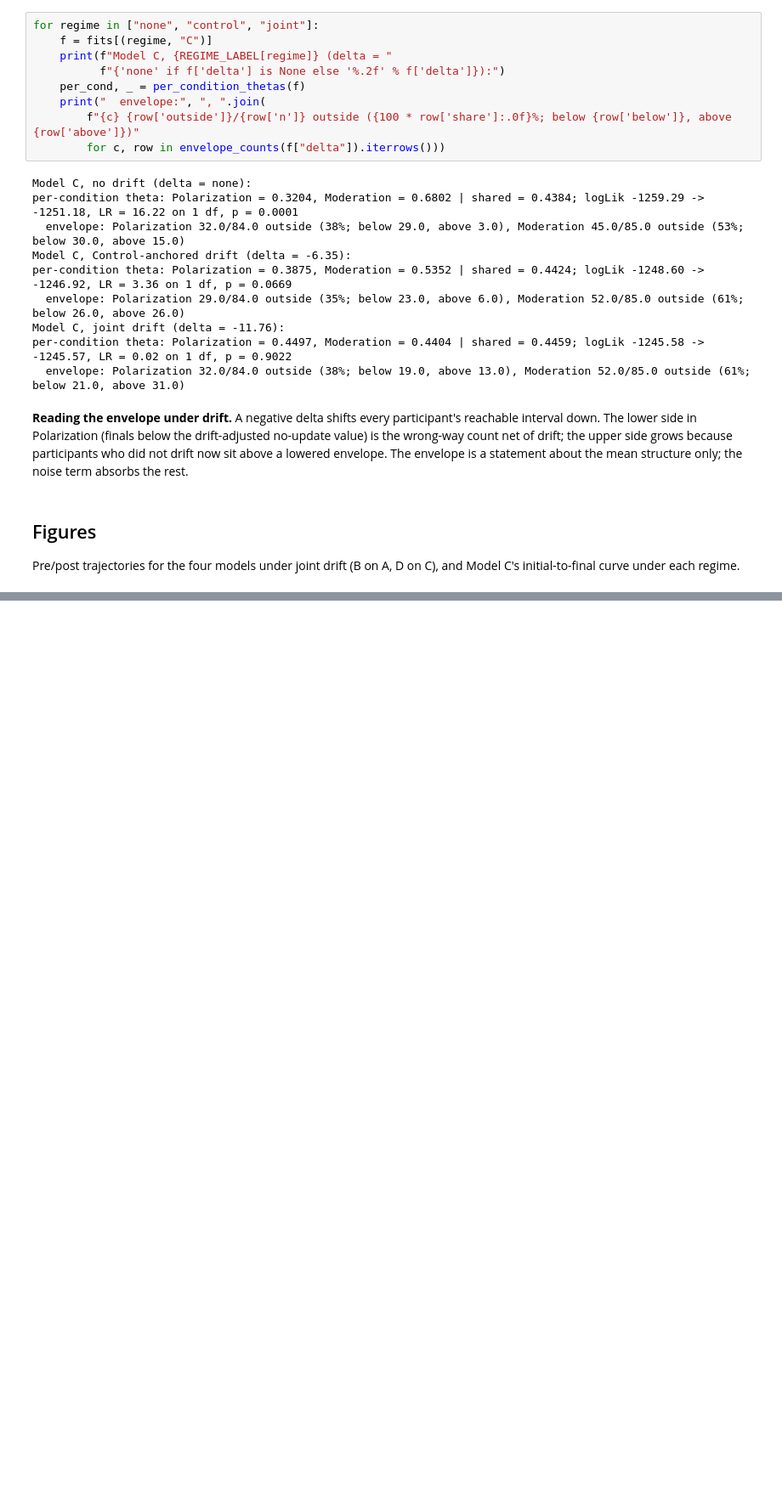
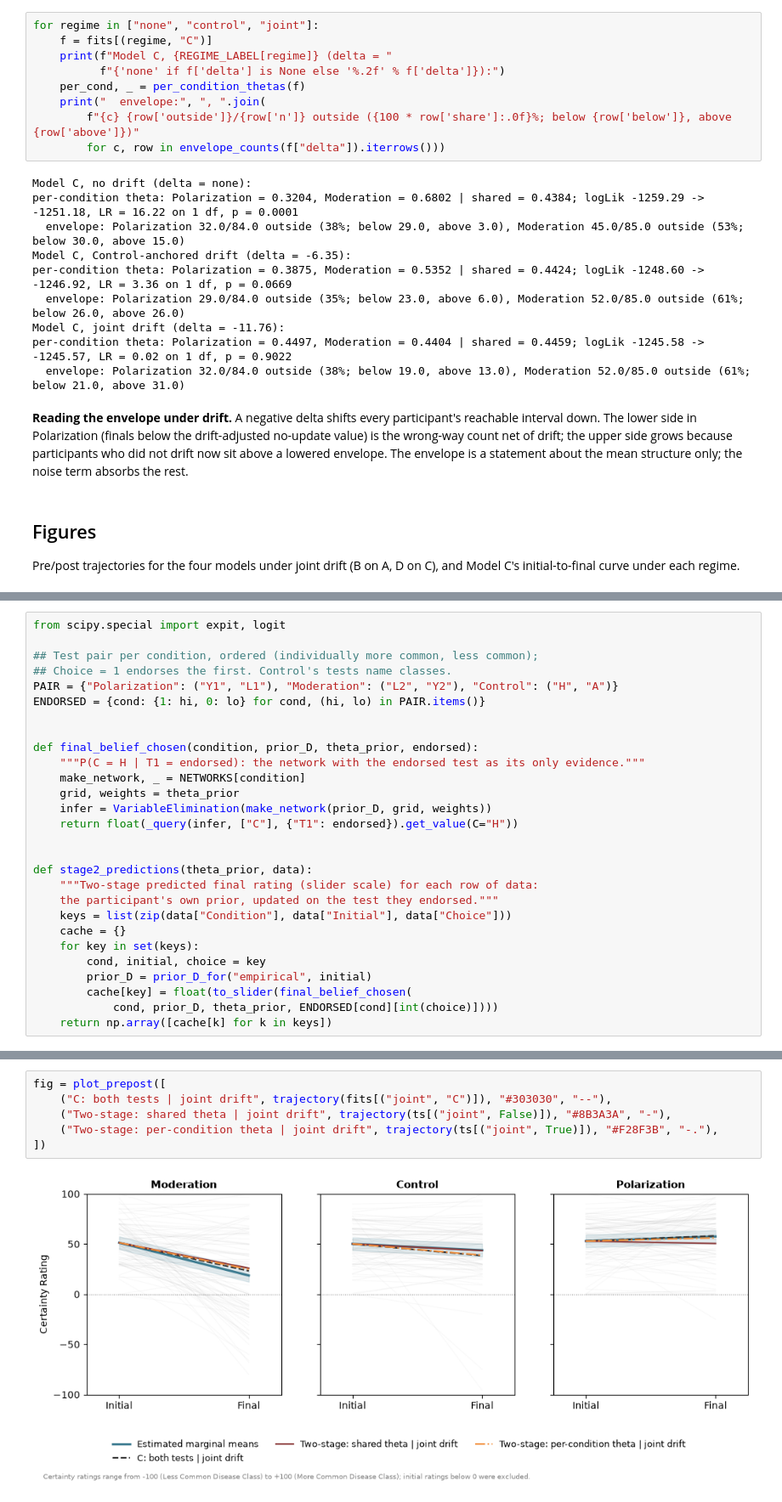
Before and after one commit to vic-moreno/jern2014-replication, a Jupyter notebook: analysis/JernRep-BayesNetModels.ipynb, the cells around one changed output, grey strips where cells are left out. Shown at 85% size. Cells and saved outputs as stored; diff of their text form; blank space fills up the shorter version.

```diff
--- a/analysis/JernRep-BayesNetModels.ipynb
+++ b/analysis/JernRep-BayesNetModels.ipynb
@@ -1394,0 +1286,28 @@ fig = plot_prepost_pm([
+# %%
+from scipy.special import expit, logit
+
+## Test pair per condition, ordered (individually more common, less common);
+## Choice = 1 endorses the first. Control's tests name classes.
+PAIR = {"Polarization": ("Y1", "L1"), "Moderation": ("L2", "Y2"), "Control": ("H", "A")}
+ENDORSED = {cond: {1: hi, 0: lo} for cond, (hi, lo) in PAIR.items()}
+
+
+def final_belief_chosen(condition, prior_D, theta_prior, endorsed):
+    """P(C = H | T1 = endorsed): the network with the endorsed test as its only evidence."""
+    make_network, _ = NETWORKS[condition]
+    grid, weights = theta_prior
+    infer = VariableElimination(make_network(prior_D, grid, weights))
+    return float(_query(infer, ["C"], {"T1": endorsed}).get_value(C="H"))
+
+
+def stage2_predictions(theta_prior, data):
+    """Two-stage predicted final rating (slider scale) for each row of data:
+    the participant's own prior, updated on the test they endorsed."""
+    keys = list(zip(data["Condition"], data["Initial"], data["Choice"]))
+    cache = {}
+    for key in set(keys):
+        cond, initial, choice = key
+        prior_D = prior_D_for("empirical", initial)
+        cache[key] = float(to_slider(final_belief_chosen(
+            cond, prior_D, theta_prior, ENDORSED[cond][int(choice)])))
+    return np.array([cache[k] for k in keys])
@@ -1394,0 +1546,8 @@ fig = plot_prepost_pm([
+# %%
+fig = plot_prepost([
+    ("C: both tests | joint drift", trajectory(fits[("joint", "C")]), "#303030", "--"),
+    ("Two-stage: shared theta | joint drift", trajectory(ts[("joint", False)]), "#8B3A3A", "-"),
+    ("Two-stage: per-condition theta | joint drift", trajectory(ts[("joint", True)]), "#F28F3B", "-."),
+])
+# %% [output]
+[figure, added]
```
Also changed, not shown: parts of 27 cells of this notebook, 3 other files.
